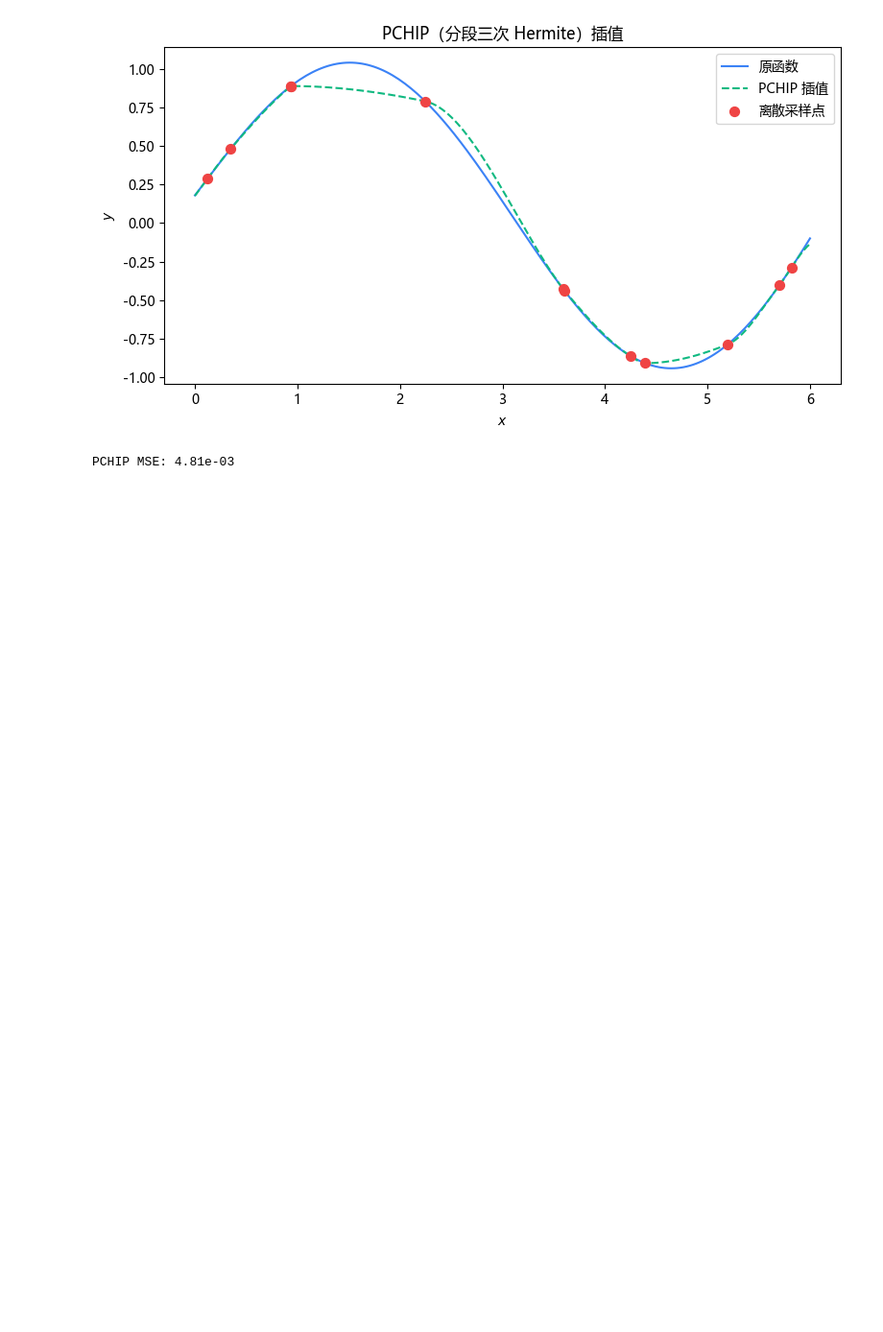
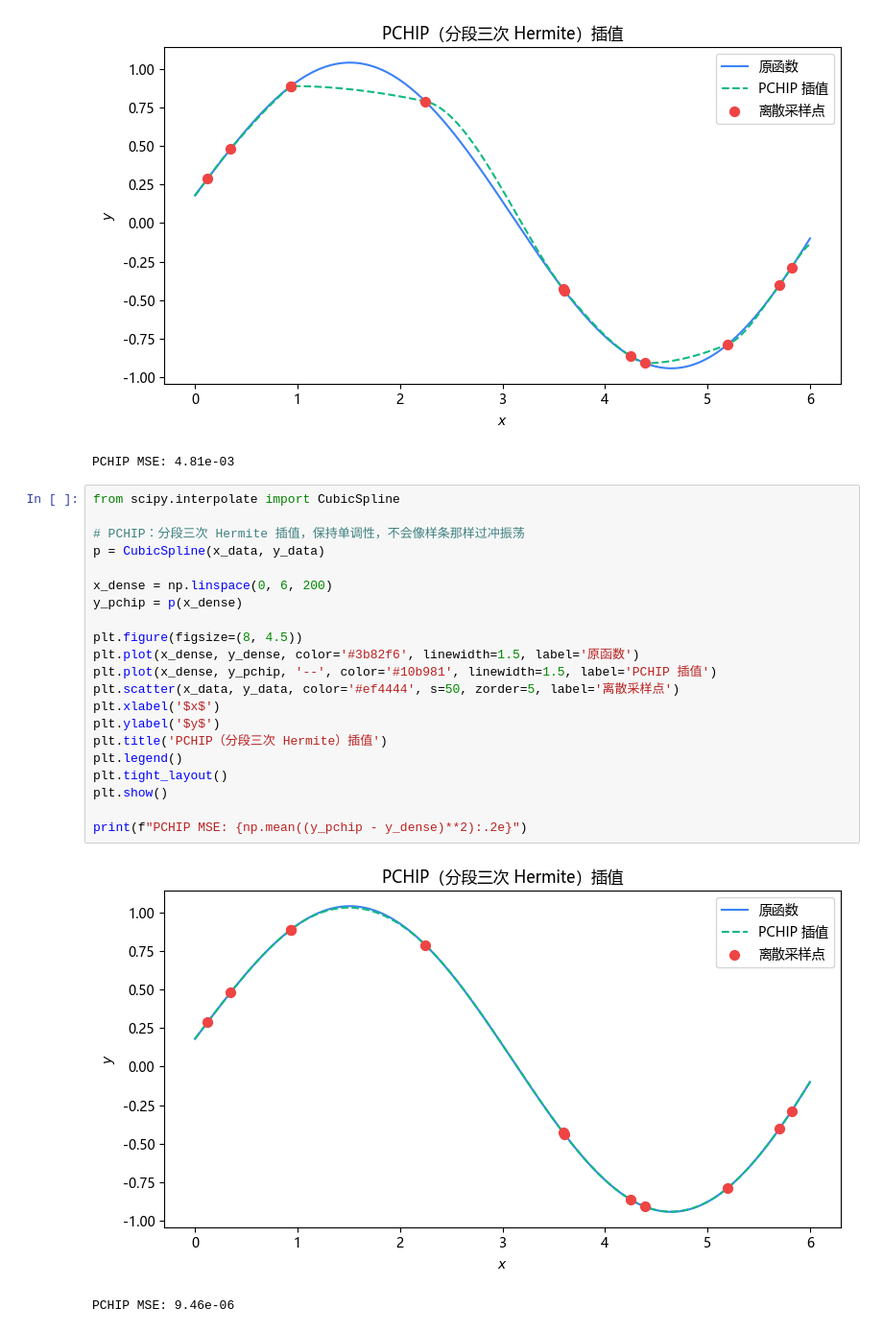
Before and after one commit to Genkaim/notebook-backup, a Jupyter notebook: MathModel/13 插值算法.ipynb, the cells around one changed output. Shown at 96% size. Cells and saved outputs as stored; diff of their text form; blank space fills up the shorter version.

```diff
--- a/MathModel/13 插值算法.ipynb
+++ b/MathModel/13 插值算法.ipynb
@@ -59,3 +59,27 @@ print(f"PCHIP MSE: {np.mean((y_pchip - y_dense)**2):.2e}")
 # %% [output]
 [figure]
 PCHIP MSE: 4.81e-03
+# %%
+from scipy.interpolate import CubicSpline
+
+# PCHIP：分段三次 Hermite 插值，保持单调性，不会像样条那样过冲振荡
+p = CubicSpline(x_data, y_data)
+
+x_dense = np.linspace(0, 6, 200)
+y_pchip = p(x_dense)
+
+plt.figure(figsize=(8, 4.5))
+plt.plot(x_dense, y_dense, color='#3b82f6', linewidth=1.5, label='原函数')
+plt.plot(x_dense, y_pchip, '--', color='#10b981', linewidth=1.5, label='PCHIP 插值')
+plt.scatter(x_data, y_data, color='#ef4444', s=50, zorder=5, label='离散采样点')
+plt.xlabel('$x$')
+plt.ylabel('$y$')
+plt.title('PCHIP（分段三次 Hermite）插值')
+plt.legend()
+plt.tight_layout()
+plt.show()
+
+print(f"PCHIP MSE: {np.mean((y_pchip - y_dense)**2):.2e}")
+# %% [output]
+[figure, added]
+PCHIP MSE: 9.46e-06
```
Also changed, not shown: 2 other files.
